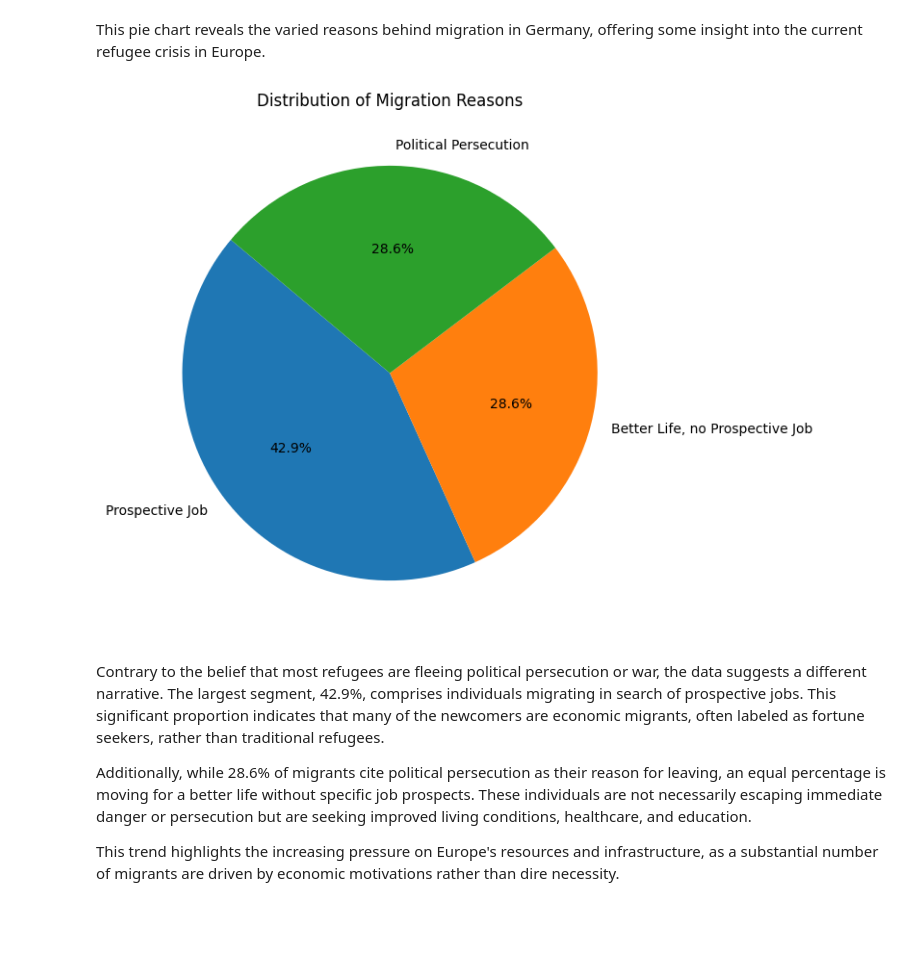
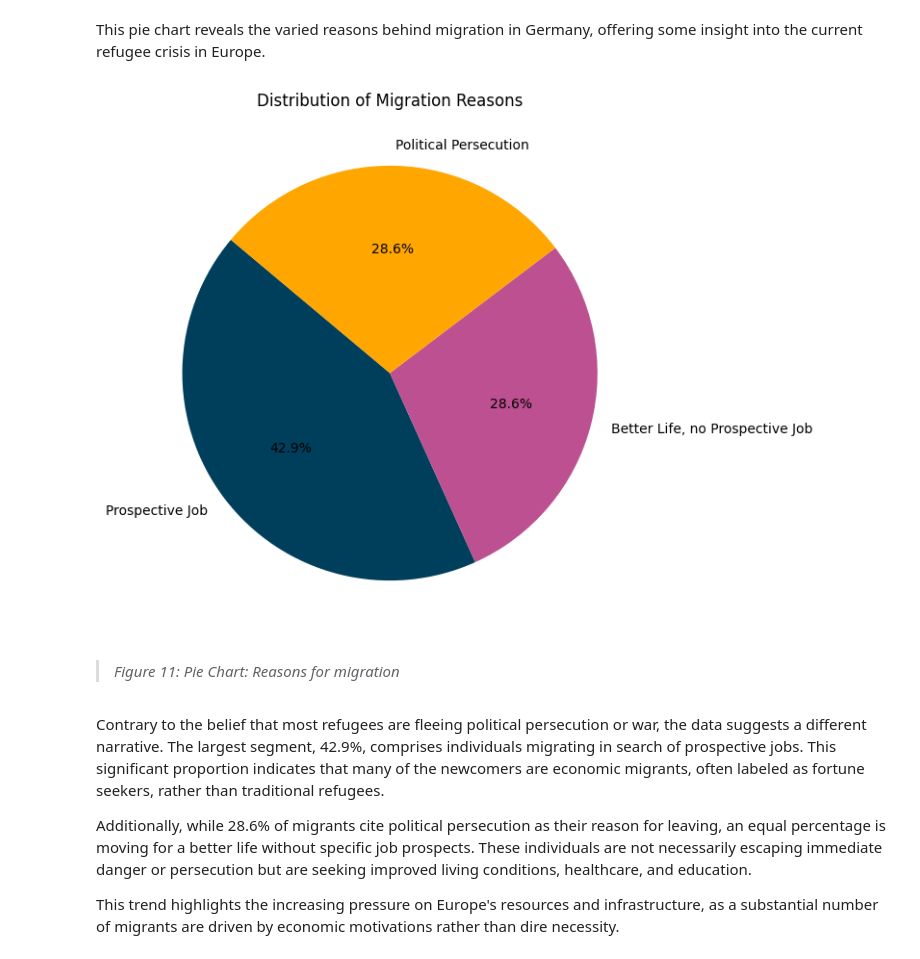
Before and after one commit to Nand-uva/InfoVis, a Jupyter notebook: _sources/docs/notebook.ipynb, the cells around one changed output. Cells and saved outputs as stored; diff of their text form; code cells hidden in the pictures; blank space fills up the shorter version.

```diff
--- a/_sources/docs/notebook.ipynb
+++ b/_sources/docs/notebook.ipynb
@@ -453,13 +465,17 @@ This pie chart reveals the varied reasons behind migration in Germany, offering
 # %%
 file_path = 'DataSets/Duitsland_Tabel.csv'
 data = pd.read_csv(file_path, delimiter=';')
 vig_reason_counts = data['vig_reason'].value_counts()
+colors = ["#003f5c", "#bc5090", "#ffa600"]
+
 plt.figure(figsize=(10, 7))
-plt.pie(vig_reason_counts, labels=vig_reason_counts.index, autopct='%1.1f%%', startangle=140)
+plt.pie(vig_reason_counts, labels=vig_reason_counts.index, autopct='%1.1f%%', startangle=140, colors=colors)
 plt.title('Distribution of Migration Reasons')
 plt.show()
 # %% [output]
-[figure, old version]
+[figure, new version]
+# %% [markdown]
+> *Figure 11: Pie Chart: Reasons for migration*
 # %% [markdown]
 Contrary to the belief that most refugees are fleeing political persecution or war, the data suggests a different narrative. The largest segment, 42.9%, comprises individuals migrating in search of prospective jobs. This significant proportion indicates that many of the newcomers are economic migrants, often labeled as fortune seekers, rather than traditional refugees.
 
```
Also changed, not shown: parts of 23 cells of this notebook, 17 other files.
